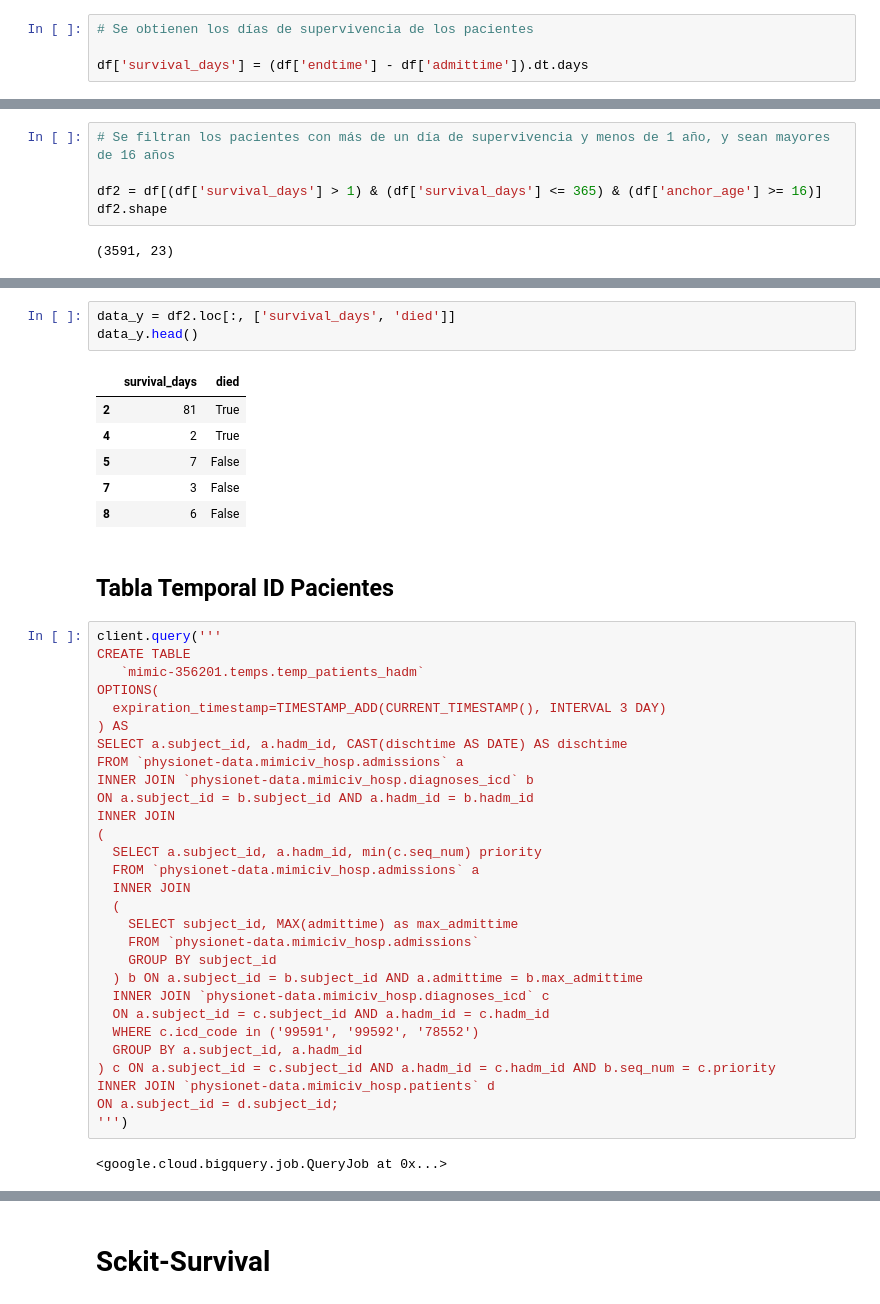
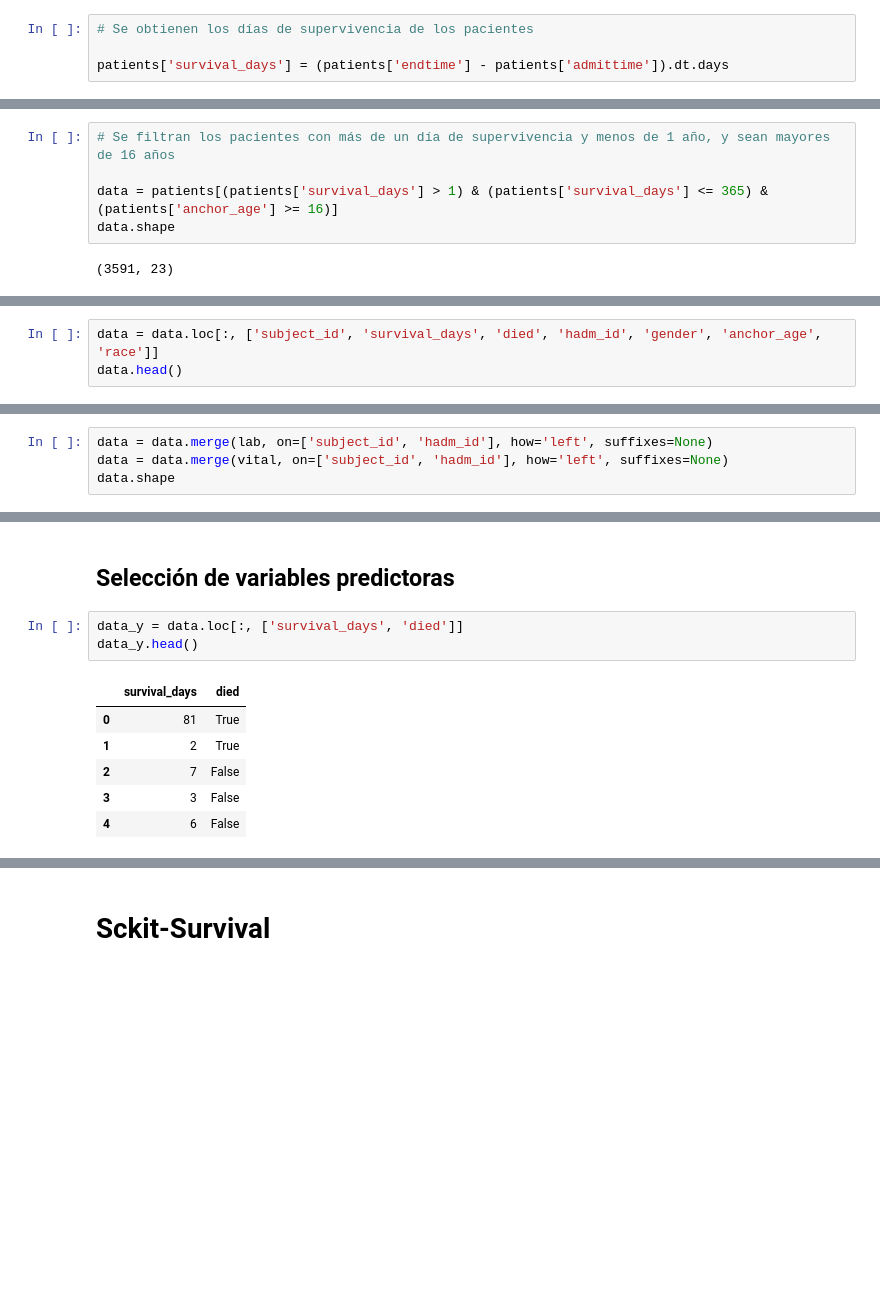
Before and after one commit to smenaaliaga/tesis_magister, a Jupyter notebook: data_mimic_iv.ipynb, the cells around one changed output, grey strips where cells are left out. Cells and saved outputs as stored; diff of their text form; blank space fills up the shorter version.

Commit message:
Data final

```diff
--- a/data_mimic_iv.ipynb
+++ b/data_mimic_iv.ipynb
@@ -304,5 +347,5 @@ df.loc[:, ['subject_id', 'admittime', 'dischtime', 'deathtime', 'dod', 'endtime'
 # %%
 # Se obtienen los días de supervivencia de los pacientes
 
-df['survival_days'] = (df['endtime'] - df['admittime']).dt.days
+patients['survival_days'] = (patients['endtime'] - patients['admittime']).dt.days
 # %%
@@ -324,7 +369,7 @@ df.loc[:, ['subject_id', 'admittime', 'endtime', 'survival_days', 'died']]
 # %%
 # Se filtran los pacientes con más de un día de supervivencia y menos de 1 año, y sean mayores de 16 años
 
-df2 = df[(df['survival_days'] > 1) & (df['survival_days'] <= 365) & (df['anchor_age'] >= 16)]
-df2.shape
+data = patients[(patients['survival_days'] > 1) & (patients['survival_days'] <= 365) & (patients['anchor_age'] >= 16)]
+data.shape
 # %% [output]
 (3591, 23)
@@ -330,0 +398,3 @@ df2.shape
+# %%
+data = data.loc[:, ['subject_id', 'survival_days', 'died', 'hadm_id', 'gender', 'anchor_age', 'race']]
+data.head()
@@ -330,0 +410,4 @@ df2.shape
+# %%
+data = data.merge(lab, on=['subject_id', 'hadm_id'], how='left', suffixes=None)
+data = data.merge(vital, on=['subject_id', 'hadm_id'], how='left', suffixes=None)
+data.shape
@@ -331,43 +446,12 @@ df2.shape
+# %% [markdown]
+## Selección de variables predictoras
 # %%
-data_y = df2.loc[:, ['survival_days', 'died']]
+data_y = data.loc[:, ['survival_days', 'died']]
 data_y.head()
 # %% [output]
 |  | survival_days | died |
-| 2 | 81 | True |
-| 4 | 2 | True |
-| 5 | 7 | False |
-| 7 | 3 | False |
-| 8 | 6 | False |
+| 0 | 81 | True |
+| 1 | 2 | True |
+| 2 | 7 | False |
+| 3 | 3 | False |
+| 4 | 6 | False |
-# %% [markdown]
-## Tabla Temporal ID Pacientes
-# %%
-client.query('''
-CREATE TABLE
-   `mimic-356201.temps.temp_patients_hadm`
-OPTIONS(
-  expiration_timestamp=TIMESTAMP_ADD(CURRENT_TIMESTAMP(), INTERVAL 3 DAY)
-) AS
-SELECT a.subject_id, a.hadm_id, CAST(dischtime AS DATE) AS dischtime
-FROM `physionet-data.mimiciv_hosp.admissions` a
-INNER JOIN `physionet-data.mimiciv_hosp.diagnoses_icd` b
-ON a.subject_id = b.subject_id AND a.hadm_id = b.hadm_id
-INNER JOIN
-(
-  SELECT a.subject_id, a.hadm_id, min(c.seq_num) priority
-  FROM `physionet-data.mimiciv_hosp.admissions` a
-  INNER JOIN
-  (
-    SELECT subject_id, MAX(admittime) as max_admittime
-    FROM `physionet-data.mimiciv_hosp.admissions`
-    GROUP BY subject_id
-  ) b ON a.subject_id = b.subject_id AND a.admittime = b.max_admittime
-  INNER JOIN `physionet-data.mimiciv_hosp.diagnoses_icd` c
-  ON a.subject_id = c.subject_id AND a.hadm_id = c.hadm_id
-  WHERE c.icd_code in ('99591', '99592', '78552')
-  GROUP BY a.subject_id, a.hadm_id
-) c ON a.subject_id = c.subject_id AND a.hadm_id = c.hadm_id AND b.seq_num = c.priority
-INNER JOIN `physionet-data.mimiciv_hosp.patients` d
-ON a.subject_id = d.subject_id;
-''')
-# %% [output]
-<google.cloud.bigquery.job.QueryJob at 0x...>
```
Also changed, not shown: parts of 29 cells of this notebook.
